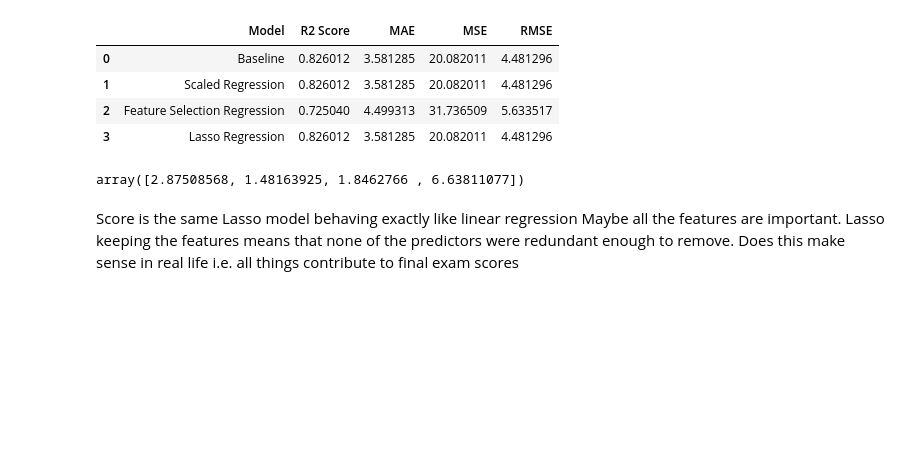
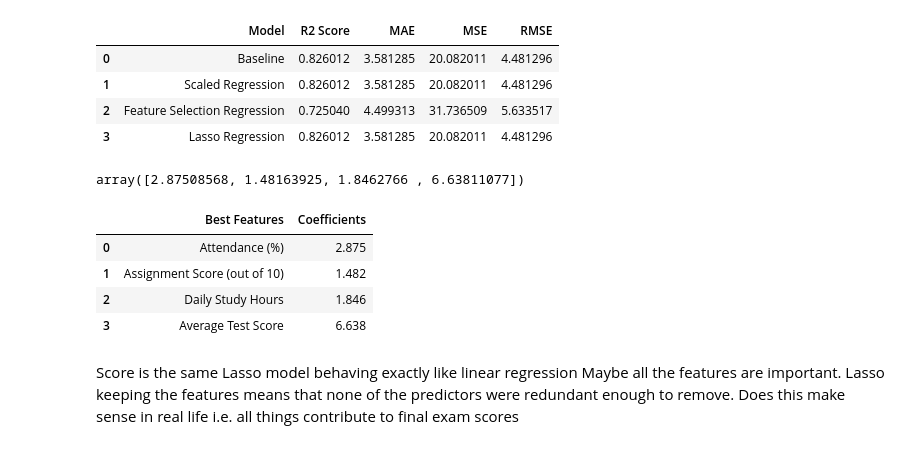
Before and after one commit to tb9757/Student-Academic-Performance, a Jupyter notebook: jupyter_notebooks/3. ml_linear_regression.ipynb, the cells around one changed output. Saved outputs shown, nothing was run; the diff lists cells and outputs as text; code cells hidden in the pictures; blank space fills up the shorter version.

Commit message:
Add dataframe for regression coefficients (#12)

```diff
--- a/jupyter_notebooks/3. ml_linear_regression.ipynb
+++ b/jupyter_notebooks/3. ml_linear_regression.ipynb
@@ -393,8 +393,14 @@ lasso_coef
 # %% [output]
 array([2.87508568, 1.48163925, 1.8462766 , 6.63811077])
 # %%
-df_coef = pd.DataFrame(lasso_features)
+df_coef = pd.DataFrame({'Best Features': lasso_features, 'Coefficients':lasso_coef.round(3)})
 df_coef
+# %% [output]
+|  | Best Features | Coefficients |
+| 0 | Attendance (%) | 2.875 |
+| 1 | Assignment Score (out of 10) | 1.482 |
+| 2 | Daily Study Hours | 1.846 |
+| 3 | Average Test Score | 6.638 |
 # %% [markdown]
 Score is the same
 Lasso model behaving exactly like linear regression
```
Also changed, not shown: parts of 7 cells of this notebook.
